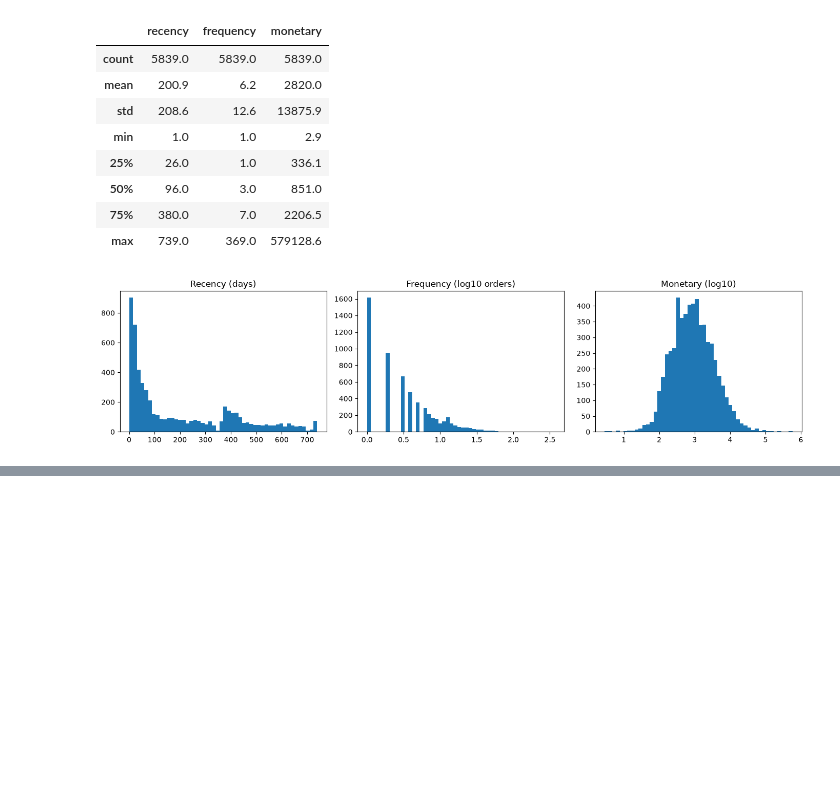
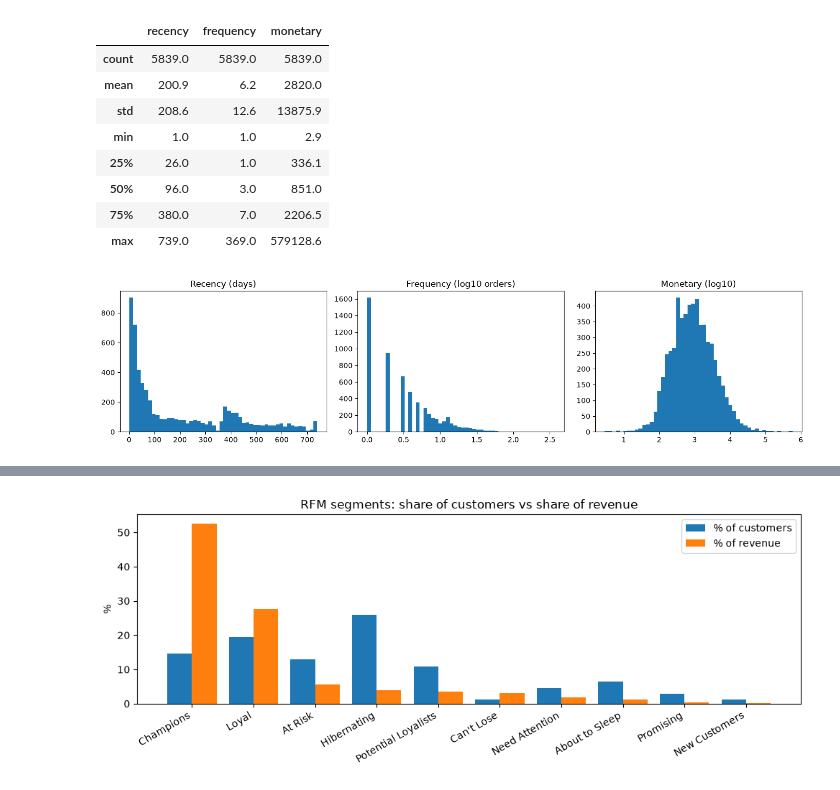
Before and after one commit to Ysharbat/market-basket-next-product, a Jupyter notebook: notebooks/02_rfm.ipynb, the cells around one changed output, grey strips where cells are left out. Saved outputs shown, nothing was run; the diff lists cells and outputs as text; code cells hidden in the pictures; blank space fills up the shorter version.

Commit message:
02: RFM scores, one-time buyer fix, named segments and summary

```diff
--- a/notebooks/02_rfm.ipynb
+++ b/notebooks/02_rfm.ipynb
@@ -85,6 +92,7 @@ plt.show()
 # %%
 rfm["R"] = pd.qcut(rfm["recency"], 5, labels=[5, 4, 3, 2, 1]).astype(int)
 rfm["F"] = pd.qcut(rfm["frequency"].rank(method="first"), 5, labels=[1, 2, 3, 4, 5]).astype(int)
+rfm.loc[rfm["frequency"] == 1, "F"] = 1# every one-time buyer gets F=1
 rfm["M"] = pd.qcut(rfm["monetary"], 5, labels=[1, 2, 3, 4, 5]).astype(int)
 
 rfm["RFM"] = rfm["R"].astype(str) + rfm["F"].astype(str) + rfm["M"].astype(str)
@@ -107,0 +118,19 @@ rfm.head()
+# %%
+segment_map = {
+    r"[1-2][1-2]": "Hibernating",
+    r"[1-2][3-4]": "At Risk",
+    r"[1-2]5":     "Can't Lose",
+    r"3[1-2]":     "About to Sleep",
+    r"33":         "Need Attention",
+    r"[3-4][4-5]": "Loyal",
+    r"41":         "Promising",
+    r"51":         "New Customers",
+    r"[4-5][2-3]": "Potential Loyalists",
+    r"5[4-5]":     "Champions",
+}
+
+rfm["RF"] = rfm["R"].astype(str) + rfm["F"].astype(str)
+rfm["segment"] = rfm["RF"].replace(segment_map, regex=True)
+
+print("Unmapped:", (~rfm["segment"].isin(segment_map.values())).sum())
+print("Corr F vs M:", round(rfm[["frequency", "monetary"]].corr(method="spearman").iloc[0, 1], 2))
@@ -107,0 +140,11 @@ rfm.head()
+# %%
+seg = (rfm.groupby("segment")
+          .agg(customers=("recency", "size"),
+               recency_med=("recency", "median"),
+               frequency_med=("frequency", "median"),
+               monetary_med=("monetary", "median"),
+               revenue=("monetary", "sum"))
+          .sort_values("revenue", ascending=False))
+seg["cust_share_%"] = (seg["customers"] / seg["customers"].sum() * 100).round(1)
+seg["rev_share_%"]  = (seg["revenue"] / seg["revenue"].sum() * 100).round(1)
+seg.round(0)
@@ -107,0 +164,14 @@ rfm.head()
+# %%
+fig, ax = plt.subplots(figsize=(10, 4))
+x = np.arange(len(seg))
+ax.bar(x - 0.2, seg["cust_share_%"], width=0.4, label="% of customers")
+ax.bar(x + 0.2, seg["rev_share_%"],  width=0.4, label="% of revenue")
+ax.set_xticks(x)
+ax.set_xticklabels(seg.index, rotation=30, ha="right")
+ax.set_ylabel("%")
+ax.set_title("RFM segments: share of customers vs share of revenue")
+ax.legend()
+plt.tight_layout()
+plt.show()
+# %% [output]
+[figure, added]
```
Also changed, not shown: parts of 8 cells of this notebook.
